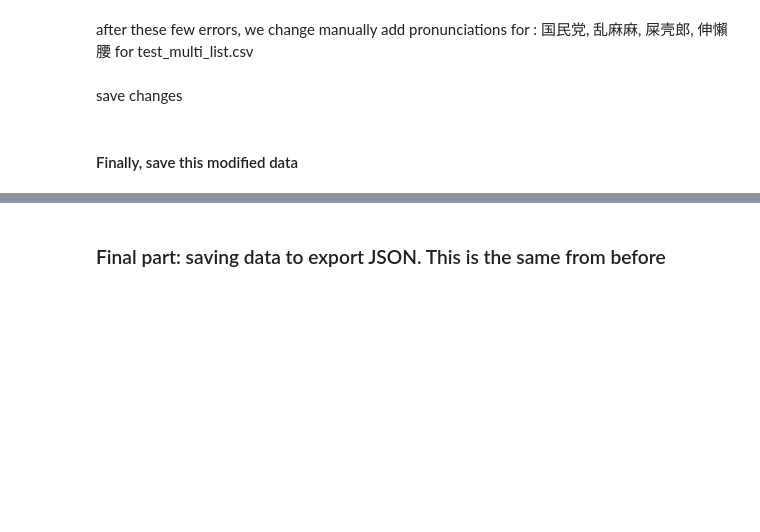
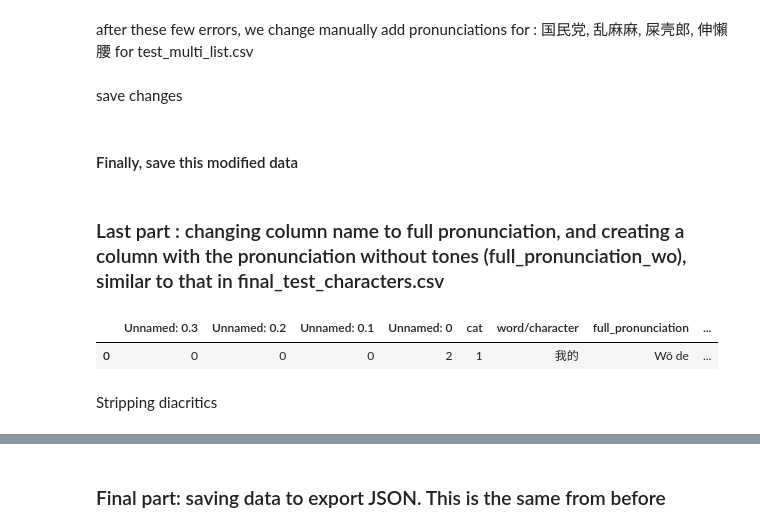
Before and after one commit to maxjing97/mandarin_chinese_characters_test, a Jupyter notebook: backend/data_prep/2-additional-edits.ipynb, the cells around one changed output, grey strips where cells are left out. Saved outputs shown, nothing was run; the diff lists cells and outputs as text; code cells hidden in the pictures; blank space fills up the shorter version.

```diff
--- a/backend/data_prep/2-additional-edits.ipynb
+++ b/backend/data_prep/2-additional-edits.ipynb
@@ -349,3 +349,13 @@ test_data["pronunciation"] = pronunciations
 #### Finally, save this modified data
 # %%
 test_data.to_csv(path)
+# %% [markdown]
+### Last part : changing column name to full pronunciation, and creating a column with the pronunciation without tones (full_pronunciation_wo), similar to that in final_test_characters.csv
+# %%
+test_data = test_data.rename(columns={'pronunciation': 'full_pronunciation'})
+test_data.head(n=1)
+# %% [output]
+|  | Unnamed: 0.3 | Unnamed: 0.2 | Unnamed: 0.1 | Unnamed: 0 | cat | word/character | full_pronunciation | ... |
+| 0 | 0 | 0 | 0 | 2 | 1 | 我的 | Wǒ de | ... |
+# %% [markdown]
+Stripping diacritics
```
Also changed, not shown: parts of 4 cells of this notebook, 4 other files.
